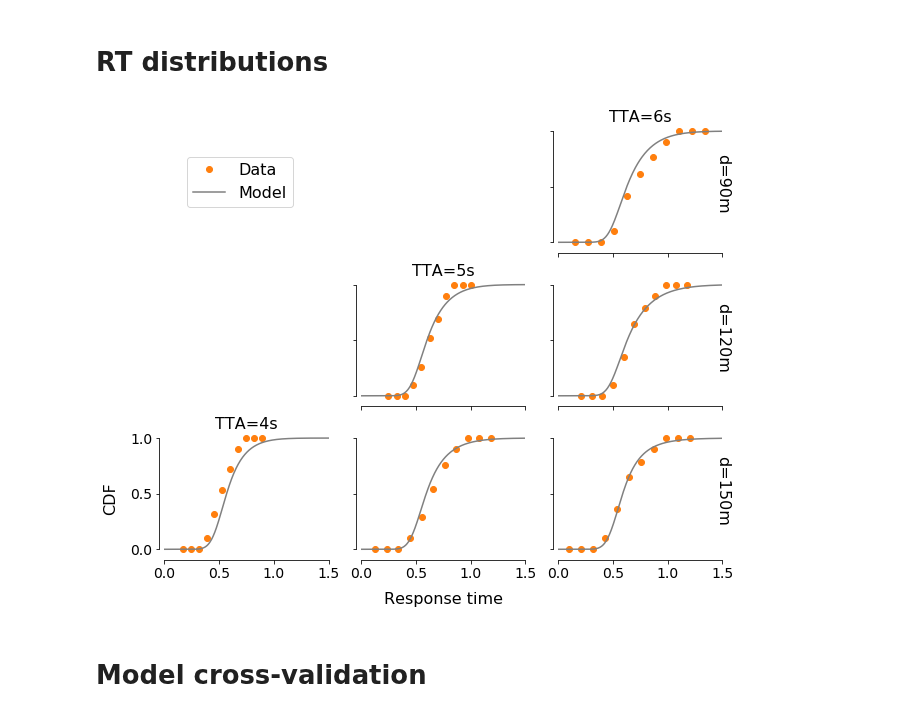
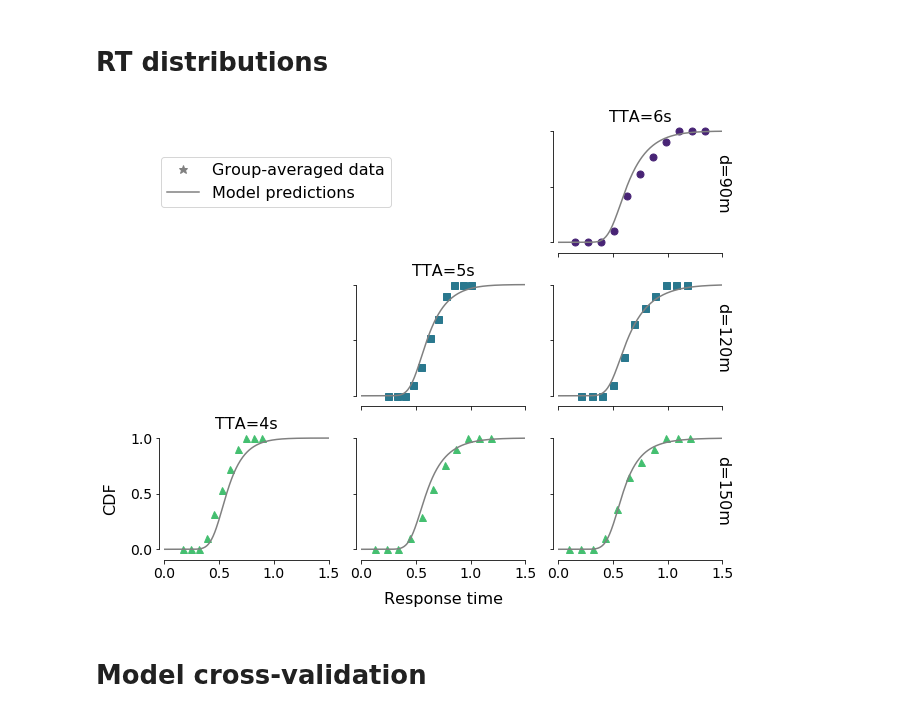
Before and after one commit to cherepaha/evidence_accumulation_in_gap_acceptance, a Jupyter notebook: data_and_model_analysis/paper_figures.ipynb, the cells around one changed output. Saved outputs shown, nothing was run; the diff lists cells and outputs as text; code cells hidden in the pictures.

Commit message:
Update figures

```diff
--- a/data_and_model_analysis/paper_figures.ipynb
+++ b/data_and_model_analysis/paper_figures.ipynb
@@ -340,6 +325,8 @@ plt.savefig('../output/fig_RT.pdf', bbox_inches='tight')
 # RT distributions
 # %%
 def plot_vincentized_rt_pdf(exp_data, model_rts, cumulative=False):
+    colors = dict(zip([90,120,150], [plt.cm.viridis(r) for r in np.linspace(0.1,0.7,3)]))
+    markers={90: 'o', 120: 's', 150: '^'}
     fig, axes = plt.subplots(3, 3, figsize=(10,8), sharex=True, sharey=True)
     conditions = [{'d': d, 'TTA': TTA}
                   for d in sorted(exp_data.d_condition.unique())
@@ -374,8 +361,8 @@ def plot_vincentized_rt_pdf(exp_data, model_rts, cumulative=False):
             vincentized_cdf = np.interp(rt_grid, condition_quantiles, q, left=0, right=1)
 
             if cumulative:
-                ax.plot(rt_grid, vincentized_cdf, label='Data', color='C1', ls='', marker='o')
-#                 ax.plot(condition_quantiles, q, label='Data', color='C1', ls='', marker='o')
+                ax.plot(rt_grid, vincentized_cdf, label='Data', color=colors[condition['d']],
+                        ls='', ms=7, marker=markers[condition['d']])
                 ax.set_ylim([-0.05, 1.1])
                 ax.set_yticks([0.0, 0.5, 1.0])
             else:
@@ -393,7 +380,13 @@ def plot_vincentized_rt_pdf(exp_data, model_rts, cumulative=False):
 
         ax.set_xlabel('')
         ax.set_xlim((0, 1.5))
+
+        legend_elements = ([Line2D([0], [0], color='grey', marker='*', ms=9, lw=0, label='Group-averaged data'),
+                            Line2D([0], [0], color='grey', label='Model predictions')])
+
         sns.despine(offset=5, trim=True)
+
+    fig.legend(handles=legend_elements, loc='center', bbox_to_anchor=(0.25, 0.75), fontsize=16, frameon=True)
 
     fig.text(0.43, 0.04, 'Response time', fontsize=16)
     fig.text(0.04, 0.2, 'CDF' if cumulative else 'PDF', fontsize=16, rotation=90)
@@ -402,10 +395,10 @@ def plot_vincentized_rt_pdf(exp_data, model_rts, cumulative=False):
 # %%
 model_rts = pd.read_csv(os.path.join(fit_results_path, 'cross_validation_all_rt_cdf.csv'))
 fig, axes = plot_vincentized_rt_pdf(exp_measures, model_rts, cumulative=True)
-fig.legend(labels=['Data', 'Model'], loc='center', bbox_to_anchor=(0.2, 0.75), fontsize=16, frameon=True)
+# fig.legend(labels=['Data', 'Model'], loc='center', bbox_to_anchor=(0.2, 0.75), fontsize=16, frameon=True)
 plt.savefig('../output/fig_RT_dist.pdf', bbox_inches='tight')
 # %% [output]
-[figure, old version]
+[figure, new version]
 # %% [markdown]
 # Model cross-validation
 # %%
```
Also changed, not shown: parts of 3 cells of this notebook, 4 other files.
